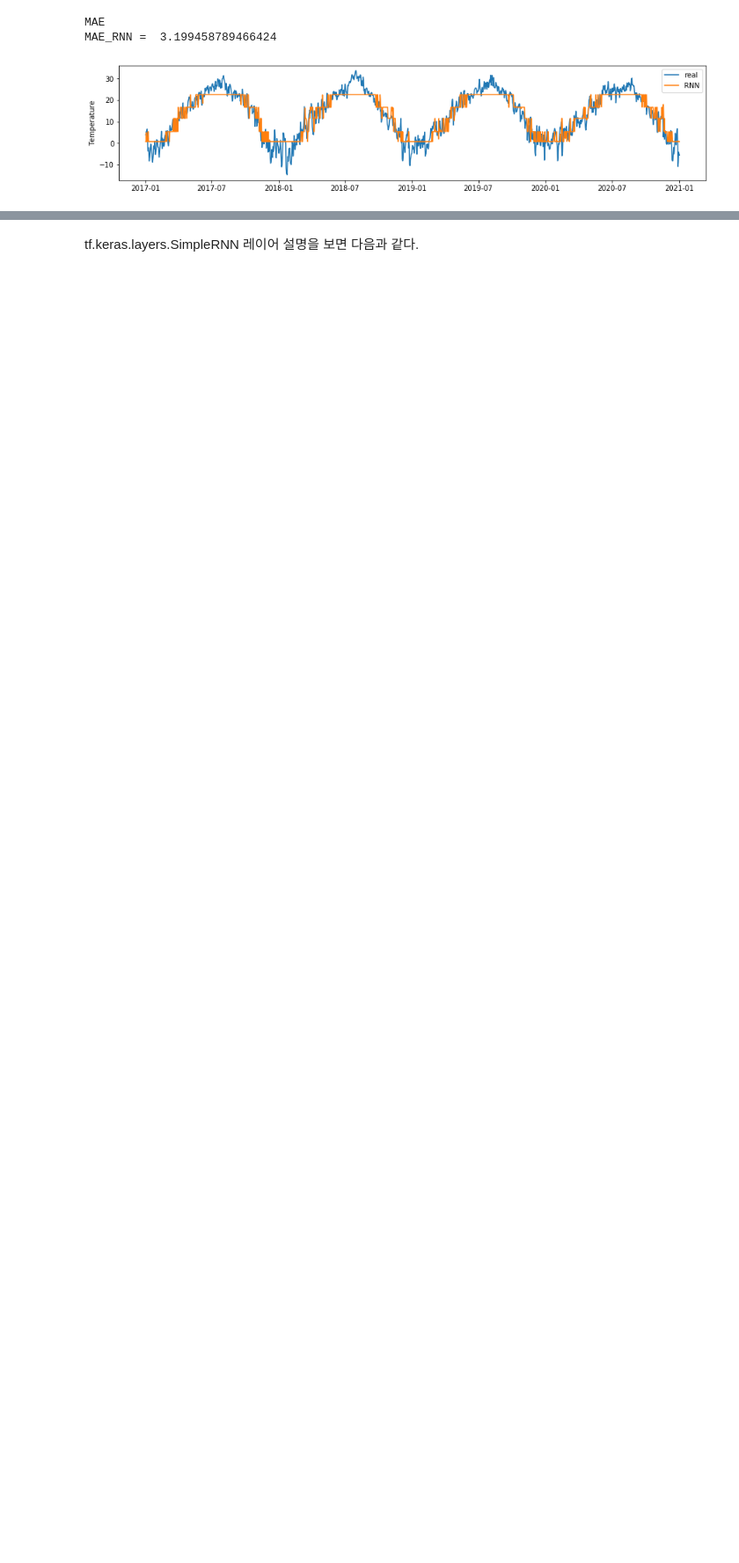
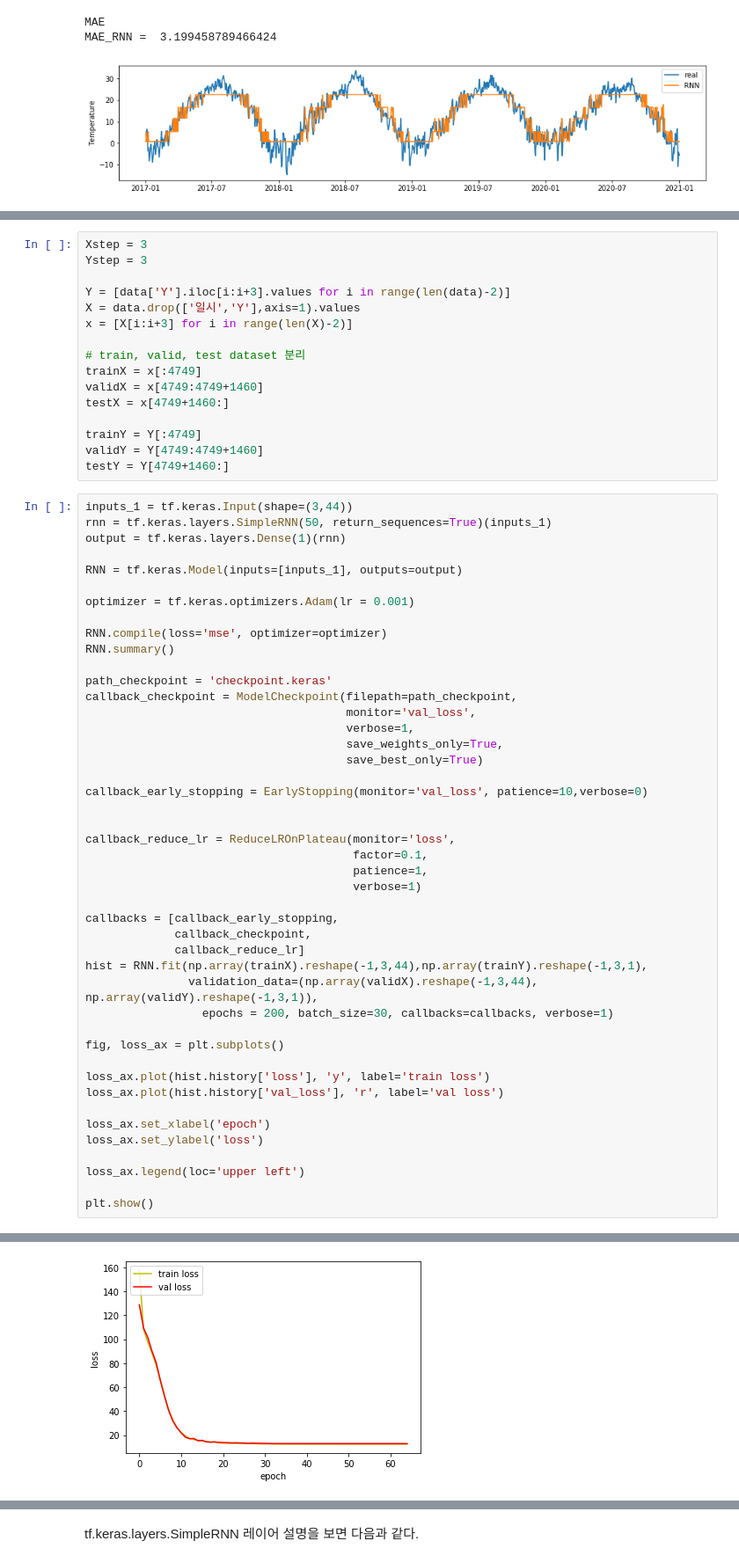
Before and after one commit to ParkSunA/Temperature-Prediction, a Jupyter notebook: RNN 제대로 파악하기.ipynb, the cells around one changed output, grey strips where cells are left out. Shown at 88% size. Saved outputs shown, nothing was run; the diff lists cells and outputs as text; blank space fills up the shorter version.

```diff
--- a/RNN 제대로 파악하기.ipynb
+++ b/RNN 제대로 파악하기.ipynb
@@ -510,0 +513,62 @@ MAE_RNN =  3.199458789466424
+# %%
+Xstep = 3
+Ystep = 3
+
+Y = [data['Y'].iloc[i:i+3].values for i in range(len(data)-2)]
+X = data.drop(['일시','Y'],axis=1).values
+x = [X[i:i+3] for i in range(len(X)-2)]
+
+# train, valid, test dataset 분리
+trainX = x[:4749]
+validX = x[4749:4749+1460]
+testX = x[4749+1460:]
+
+trainY = Y[:4749]
+validY = Y[4749:4749+1460]
+testY = Y[4749+1460:]
+# %%
+inputs_1 = tf.keras.Input(shape=(3,44))
+rnn = tf.keras.layers.SimpleRNN(50, return_sequences=True)(inputs_1)
+output = tf.keras.layers.Dense(1)(rnn)
+
+RNN = tf.keras.Model(inputs=[inputs_1], outputs=output)
+
+optimizer = tf.keras.optimizers.Adam(lr = 0.001)
+
+RNN.compile(loss='mse', optimizer=optimizer)
+RNN.summary()
+
+path_checkpoint = 'checkpoint.keras'
+callback_checkpoint = ModelCheckpoint(filepath=path_checkpoint,
+                                      monitor='val_loss',
+                                      verbose=1,
+                                      save_weights_only=True,
+                                      save_best_only=True)
+
+callback_early_stopping = EarlyStopping(monitor='val_loss', patience=10,verbose=0)
+
+
+callback_reduce_lr = ReduceLROnPlateau(monitor='loss',
+                                       factor=0.1,
+                                       patience=1,
+                                       verbose=1)
+
+callbacks = [callback_early_stopping,
+             callback_checkpoint,
+             callback_reduce_lr]
+hist = RNN.fit(np.array(trainX).reshape(-1,3,44),np.array(trainY).reshape(-1,3,1),
+               validation_data=(np.array(validX).reshape(-1,3,44), np.array(validY).reshape(-1,3,1)),
+                 epochs = 200, batch_size=30, callbacks=callbacks, verbose=1)
+
+fig, loss_ax = plt.subplots()
+
+loss_ax.plot(hist.history['loss'], 'y', label='train loss')
+loss_ax.plot(hist.history['val_loss'], 'r', label='val loss')
+
+loss_ax.set_xlabel('epoch')
+loss_ax.set_ylabel('loss')
+
+loss_ax.legend(loc='upper left')
+
+plt.show()
+# %% [output]
@@ -510,0 +592 @@ MAE_RNN =  3.199458789466424
+[figure, added]
```
Also changed, not shown: parts of 4 cells of this notebook.
